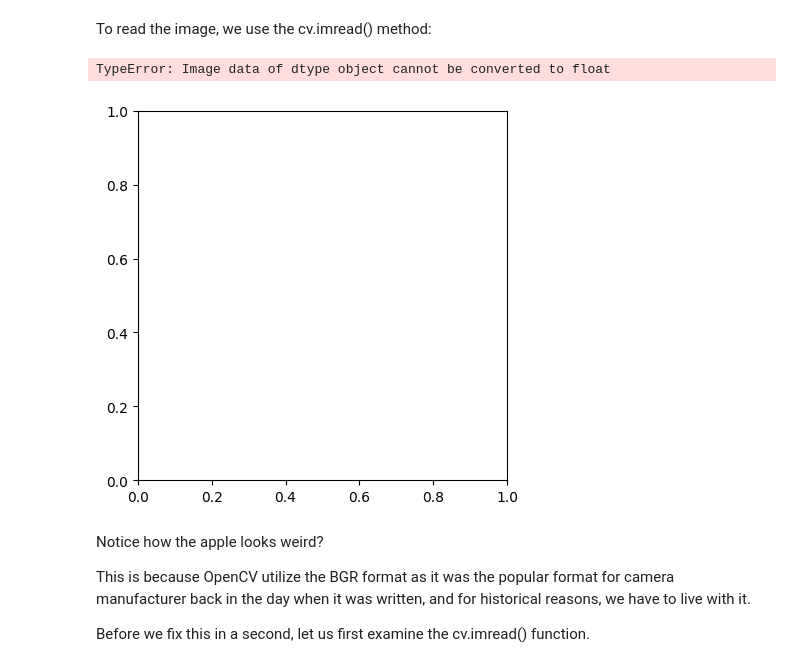
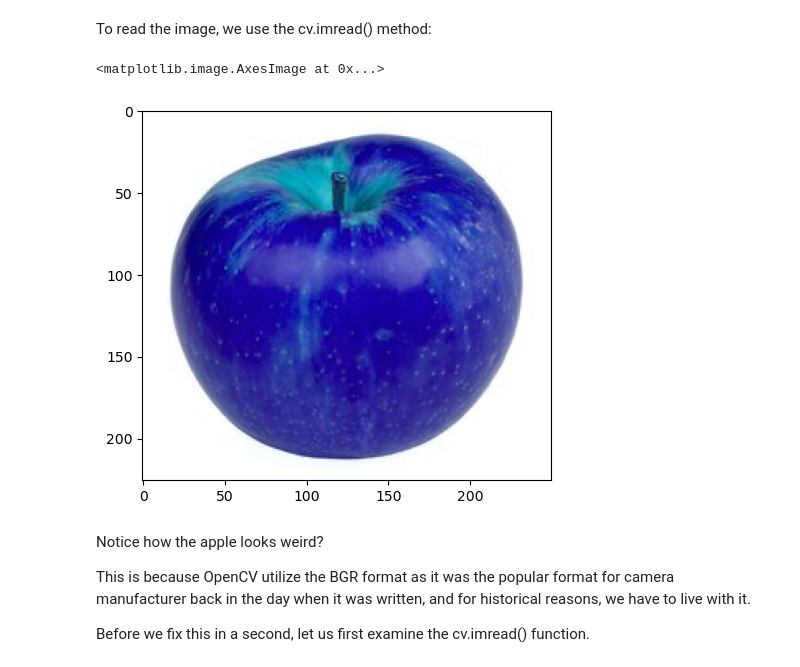
Before and after one commit to 2black0/praktik-sistem-kendali-cerdas, a Jupyter notebook: jobsheet-skc-nn-03a.ipynb, the cells around one changed output. Cells and saved outputs as stored; diff of their text form; code cells hidden in the pictures.

```diff
--- a/jobsheet-skc-nn-03a.ipynb
+++ b/jobsheet-skc-nn-03a.ipynb
@@ -28,11 +28,11 @@ from matplotlib import pyplot as plt
 # %% [markdown]
 To read the image, we use the cv.imread() method:
 # %%
-img = cv.imread("images/apple.jpg")   # Read the image
+img = cv.imread("images/new_apple.jpeg")   # Read the image
 plt.imshow(img)   # Ploting the image using matplotlib
 # %% [output]
-TypeError: Image data of dtype object cannot be converted to float
+<matplotlib.image.AxesImage at 0x...>
-[figure, old version]
+[figure, new version]
 # %% [markdown]
 Notice how the apple looks weird?
 
```
Also changed, not shown: parts of 7 cells of this notebook, 3 other files.
